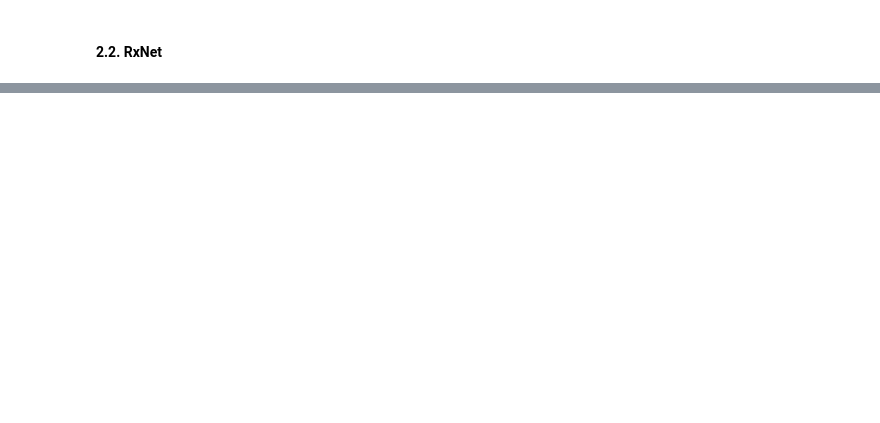
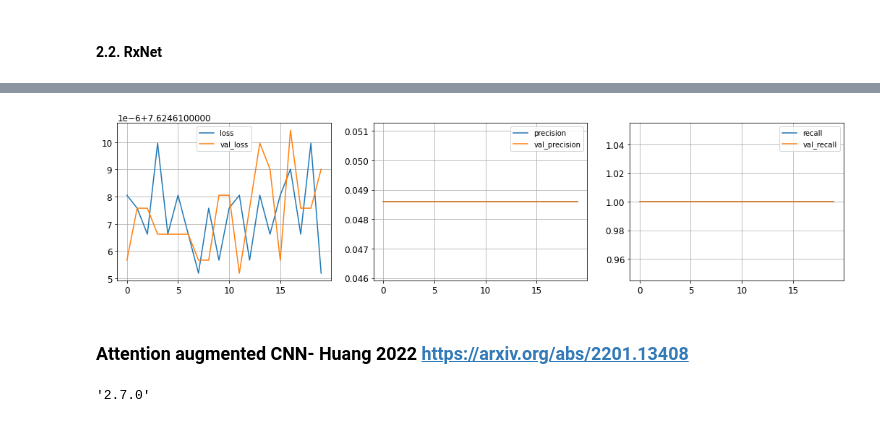
Before and after one commit to ML-precip/precip-predict, a Jupyter notebook: 03_testing_UNets.ipynb, the cells around one changed output, grey strips where cells are left out. Saved outputs shown, nothing was run; the diff lists cells and outputs as text; code cells hidden in the pictures; blank space fills up the shorter version.

```diff
--- a/03_testing_UNets.ipynb
+++ b/03_testing_UNets.ipynb
@@ -405,8 +438,8 @@ from tensorflow.keras.layers import Conv3D, MaxPooling3D, GlobalAveragePooling3D
 #### 2.1. RaNet
 # %%
 # In this case using conv3D the input has to be 4D tensor, so it is splitted in lev, lat,lon, var
-#i_shape = [3, 46, 56,7]
-i_shape = [6, 12, 12, 5]
+i_shape = [7, 46, 56,3]
+#i_shape = [6, 12, 12, 5] #--> shape used in Shi2020
 # %%
 inputs = layers.Input(shape=i_shape)
 x = layers.Conv3D(128, kernel_size=(3, 3, 3),padding="same")(inputs)
@@ -424,14 +457,14 @@ x = layers.Dense(512, activation='relu')(x)
 x = layers.Dropout(0.2)(x)
 x = layers.Dense(2048, activation='relu')(x)
 x = layers.Dropout(0.2)(x)
-#---------note: we can skip the 3-last fully connected layers to add the upscalling part
+#---------note: we can skip the 3-last fully connected layers to add the upscalling part (?)
 x = layers.Dense(2048, activation='relu')(x)
 x = layers.Dropout(0.2)(x)
 x = layers.Dense(256, activation='relu')(x)
 x = layers.Dropout(0.2)(x)
 x = layers.Dense(32, activation='relu')(x)
 x = layers.Dropout(0.2)(x)
-x = layers.Dense(1, activation='relu')(x)
+x = layers.Dense(1, activation='softmax')(x)
 outputs = layers.Dropout(0.2)(x)
 model = keras.Model(inputs, outputs, name="RaNet")
 # %%
@@ -530,7 +563,8 @@ def Xception(i_shape, upscalling = True, include_top=False, pooling=None, classe
     x = MaxPooling2D((1, 1),  padding='same', name='block3_pool')(x)
     x = layers.add([x, residual])
 
-    for i in range(6):
+    for i in range(1):
+   # for i in range(6):
         residual = x
         prefix = 'block' + str(i + 5)
 
@@ -619 +653,4 @@ Non-trainable params: 47,136
 __________________________________________________________________________________________________
+# %%
+mx.compile(optimizer =optimizer, loss = model_loss , metrics = METRICS)
+his_mx = mx.fit(dg_train, epochs=EPOCHS, validation_data= dg_val)
@@ -619,0 +677,17 @@ ________________________________________________________________________________
+# %%
+figure, axis = plt.subplots(1, 3)
+
+# For Sine Function
+pd.DataFrame(his_mx.history)[['loss','val_loss']].plot(figsize=(18,4), ax=axis[0], grid=True)
+pd.DataFrame(his_mx.history)[['precision','val_precision']].plot(figsize=(18,4), ax=axis[1],grid=True)
+pd.DataFrame(his_mx.history)[['recall','val_recall']].plot(figsize=(18,4), ax=axis[2],grid=True)
+plt.show()
+# %% [output]
+[figure, added]
+# %% [markdown]
+### Attention augmented CNN- Huang 2022 https://arxiv.org/abs/2201.13408
+# %%
+import tensorflow as tf
+tf.version.VERSION
+# %% [output]
+'2.7.0'
```
Also changed, not shown: parts of 24 cells of this notebook, 1 other file.
